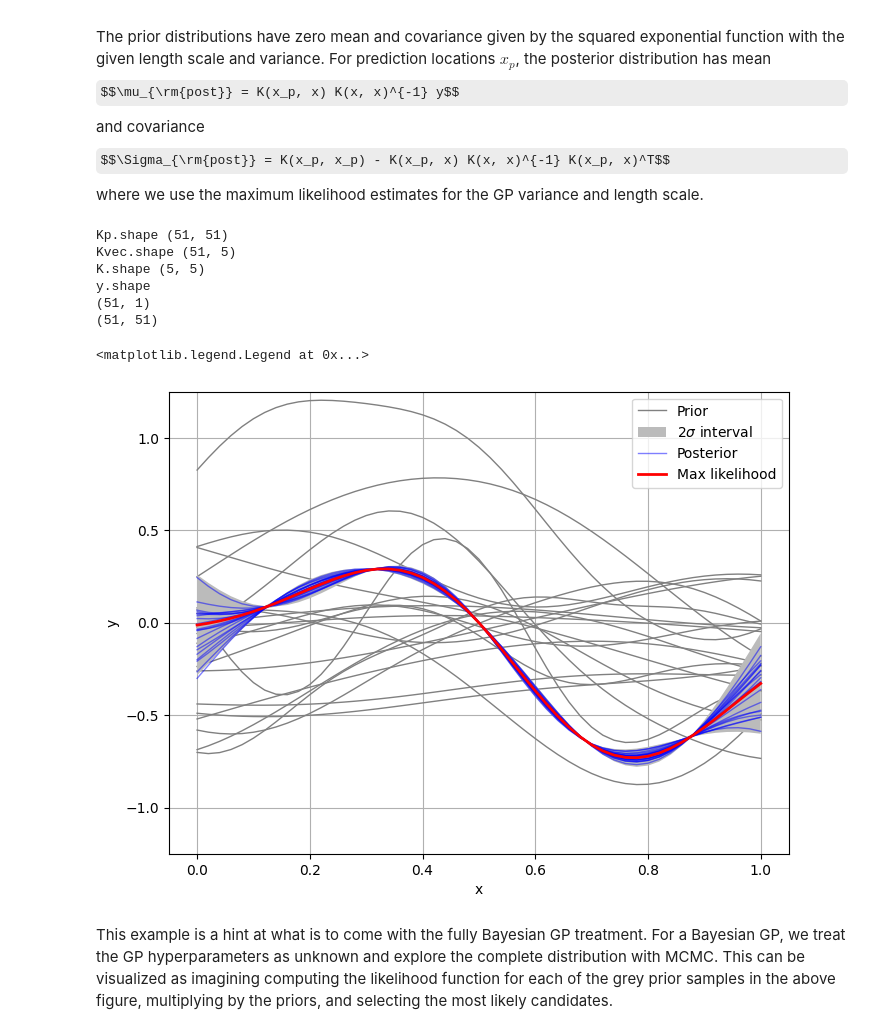
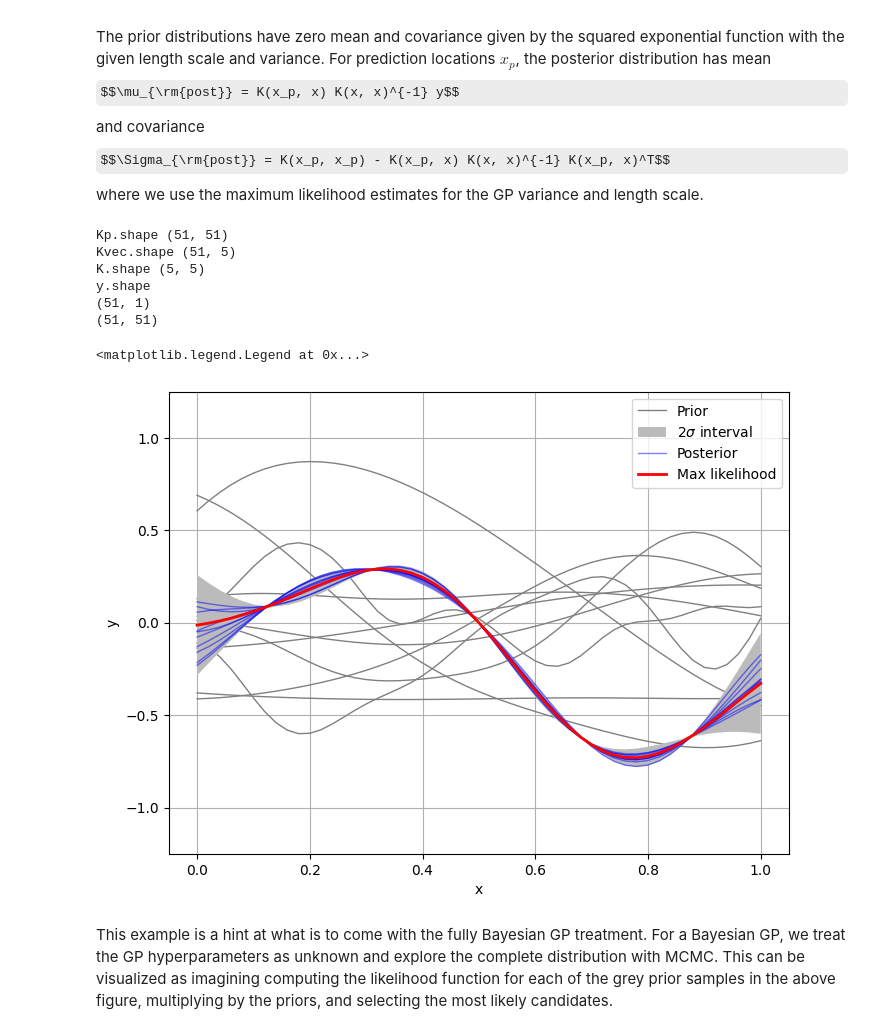
Before and after one commit to timghill/GladsGP, a Jupyter notebook: docs/notebooks/02_univariate_GP_regression.ipynb, the cells around one changed output. Saved outputs shown, nothing was run; the diff lists cells and outputs as text; code cells hidden in the pictures; some formulas as TeX source.

```diff
--- a/docs/notebooks/02_univariate_GP_regression.ipynb
+++ b/docs/notebooks/02_univariate_GP_regression.ipynb
@@ -101,7 +101,7 @@ print(post_cov.shape)
 prior = beta(5, 10)
 prior2 = beta(5, 10)
 
-n_samples = 20
+n_samples = 10
 prior_samples = np.zeros((n_samples, len(xpred)))
 for i in range(n_samples):
     vari = prior.rvs(size=1)
@@ -112,33 +112,33 @@ for i in range(n_samples):
 
 post_dist = multivariate_normal(mean=post_mean.flatten(), cov=post_cov, allow_singular=True)
 post_samples = post_dist.rvs(size=n_samples)
 
 fig, ax = plt.subplots(figsize=(8, 6))
 prior_handles = ax.plot(xpred, prior_samples.T, color='gray', linewidth=1., label='Prior samples')
 
 sigma_handle = ax.fill_between(xpred.flatten(), ypred-2*epred, ypred+2*epred,
     color='#bbbbbb', alpha=1., label='$2\sigma$ interval',
     edgecolor='none', zorder=10)
 
 post_handles = ax.plot(xpred, post_samples.T, color='blue', linewidth=1., zorder=10, alpha=0.5, label='Posterior samples')
 ml_handle, = ax.plot(xpred, ypred, color='red',
    linewidth=2, zorder=11, label='Max likelihood')
 
 ax.grid()
 ax.set_xlabel('x')
 ax.set_ylabel('y')
 ax.set_ylim([-1.25, 1.25])
 ax.legend([prior_handles[0], sigma_handle, post_handles[0], ml_handle], ['Prior', '2$\sigma$ interval', 'Posterior', 'Max likelihood'],
           loc='upper right', markerscale=10)
 # leg = ax.legend(loc='upper right')
 # %% [output]
 Kp.shape (51, 51)
 Kvec.shape (51, 5)
 K.shape (5, 5)
 y.shape
 (51, 1)
 (51, 51)
 <matplotlib.legend.Legend at 0x...>
-[figure, old version]
+[figure, new version]
 # %% [markdown]
 This example is a hint at what is to come with the fully Bayesian GP treatment. For a Bayesian GP, we treat the GP hyperparameters as unknown and explore the complete distribution with MCMC. This can be visualized as imagining computing the likelihood function for each of the grey prior samples in the above figure, multiplying by the priors, and selecting the most likely candidates.
```
Also changed, not shown: parts of 4 cells of this notebook, 4 other files.
